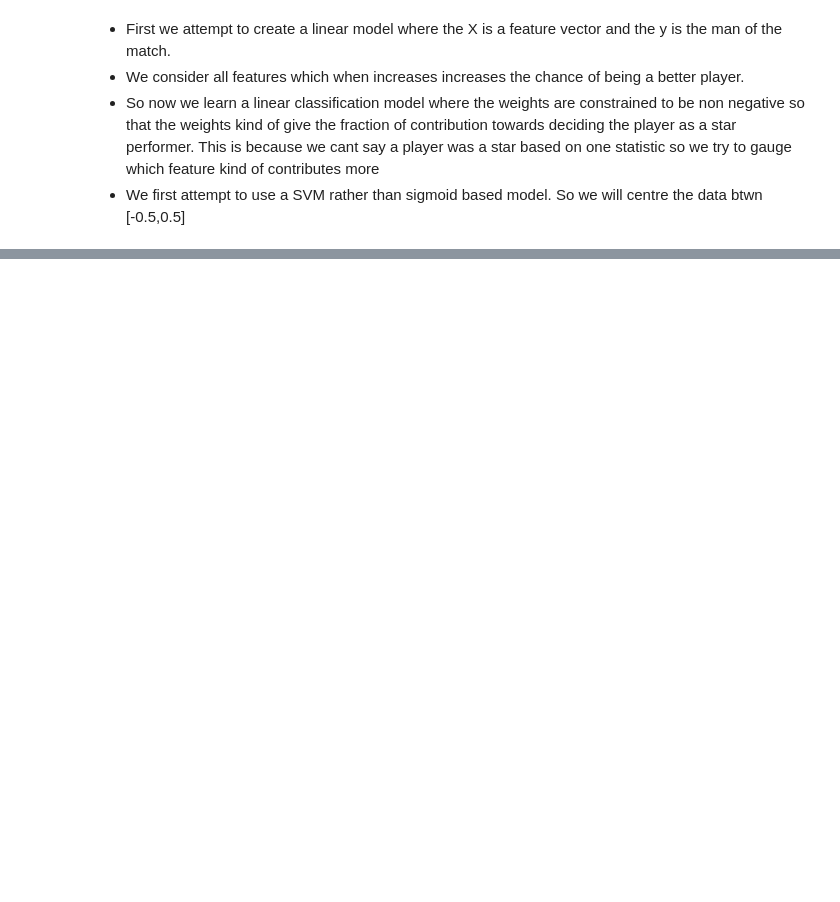
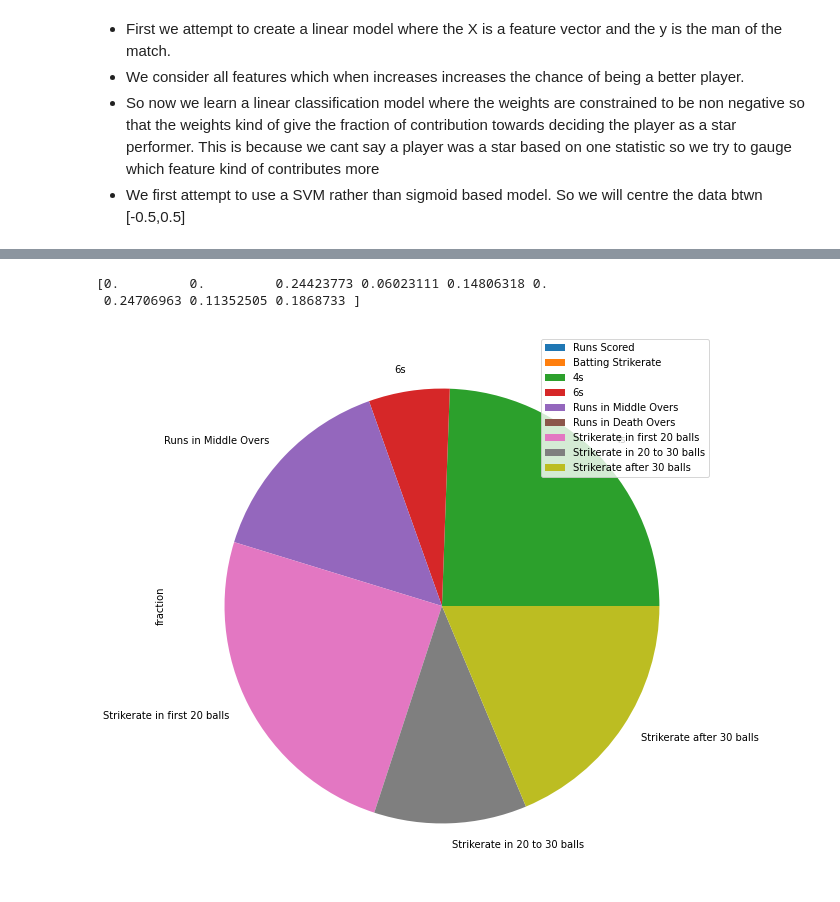
Before and after one commit to gaurav638012/SURP_IPL, a Jupyter notebook: Week3/Batsman Stats Analysis.ipynb, the cells around one changed output, grey strips where cells are left out. Saved outputs shown, nothing was run; the diff lists cells and outputs as text; code cells hidden in the pictures; blank space fills up the shorter version.

```diff
--- a/Week3/Batsman Stats Analysis.ipynb
+++ b/Week3/Batsman Stats Analysis.ipynb
@@ -92,0 +106,10 @@ See the caveats in the documentation: https://pandas.pydata.org/pandas-docs/stab
+# %%
+data=f_data.loc[(f_data['Balls Bowled']<6) & (f_data['Balls Faced']>10) & (f_data['Batting Position']<8) & (f_data['Batting Position']>3)][['Runs Scored', 'Batting Strikerate', '4s', '6s', 'Runs in Middle Overs', 'Runs in Death Overs',
+       'Strikerate in first 20 balls', 'Strikerate in 20 to 30 balls',
+       'Strikerate after 30 balls', 'Man of the match']]
+# %%
+weights(data)
+# %% [output]
+[0.         0.         0.24423773 0.06023111 0.14806318 0.
+ 0.24706963 0.11352505 0.1868733 ]
+[figure, added]
```
Also changed, not shown: parts of 16 cells of this notebook, 11 other files.
